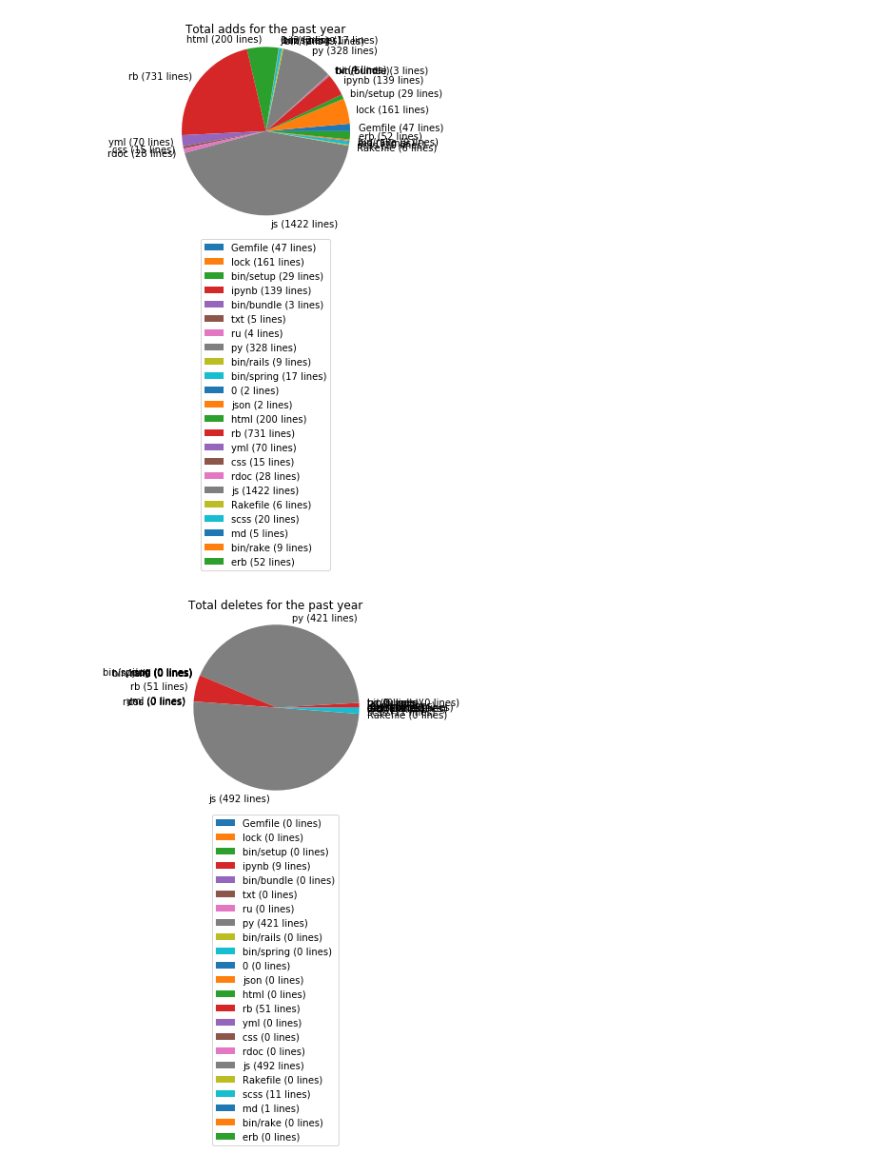
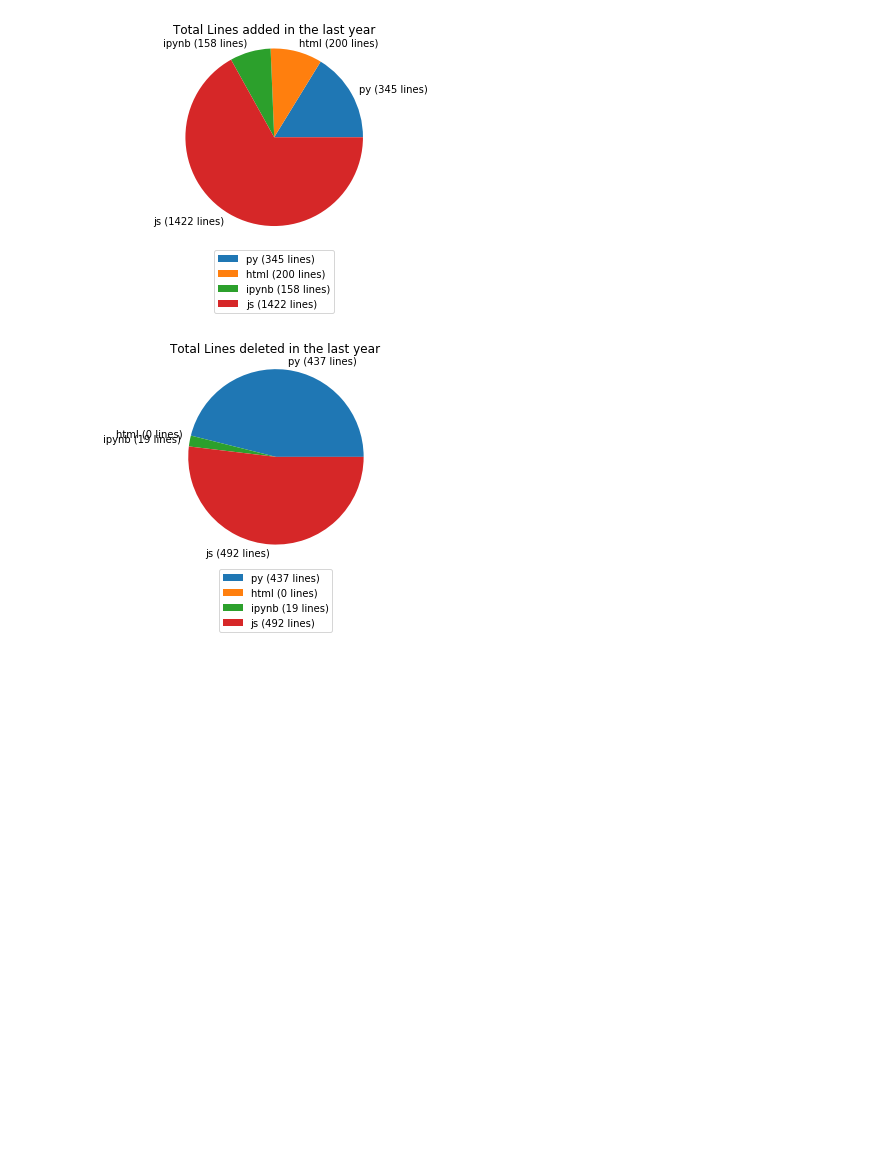
Before and after one commit to JasonBaoZ/Github-Contributions, a Jupyter notebook: Example Use.ipynb, the cells around one changed output. Saved outputs shown, nothing was run; the diff lists cells and outputs as text; code cells hidden in the pictures; blank space fills up the shorter version.

Commit message:
class structure instead of function, added file_types allowed

```diff
--- a/Example Use.ipynb
+++ b/Example Use.ipynb
@@ -5,2 +3,7 @@ SAMPLE_USER_ID = "JasonBaoZ"
+# %%
+SAMPLE_USER_ID = "JasonBaoZ"
+SAMPLE_LANGUAGES = ["py", "js", "ipynb", "html"]
+# %%
+sampleObject = Contributions(SAMPLE_USER_ID, file_types=SAMPLE_LANGUAGES)
 # %%
 # API only
@@ -23,6 +26,5 @@ Deletes and adds in past year: defaultdict(<function <lambda> at 0x...>, {'Gemfi
-# %%
-graph_lines_written(total_adds, "Total adds for the past year")
-graph_lines_written(total_deletes, "Total deletes for the past year")
-# %% [output]
-[figure, removed]
-[figure, removed]
+# %%
+sampleObject.graph_all()
+# %% [output]
+[figure, added]
+[figure, added]
```
Also changed, not shown: parts of 5 cells of this notebook, 1 other file.
